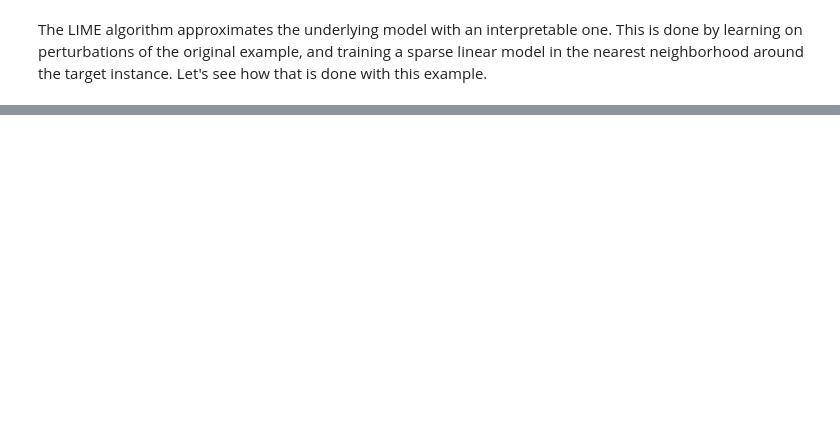
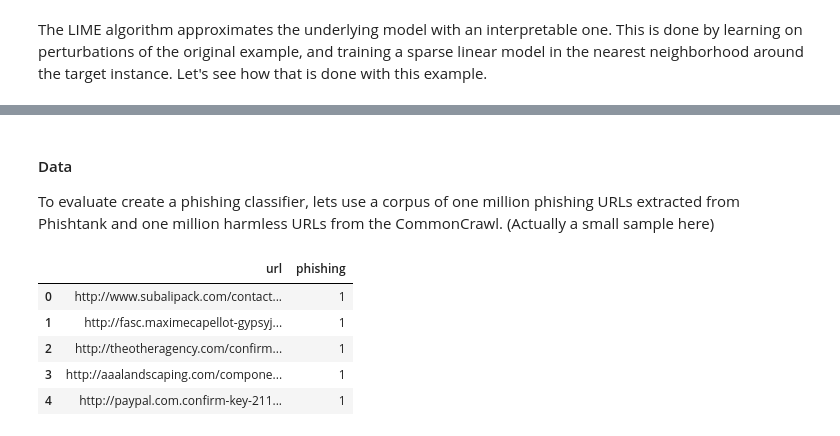
Before and after one commit to albahnsen/Talk_Demystifying_Machine_Learning, a Jupyter notebook: Demystifying_Machine_Learning_using_LIME.ipynb, the cells around one changed output, grey strips where cells are left out. Saved outputs shown, nothing was run; the diff lists cells and outputs as text; code cells hidden in the pictures; blank space fills up the shorter version.

```diff
--- a/Demystifying_Machine_Learning_using_LIME.ipynb
+++ b/Demystifying_Machine_Learning_using_LIME.ipynb
@@ -48,0 +82,21 @@ Afterwards, Swordphish uses a Random Forest classifier that was trained with a t
+# %% [markdown]
+#### Data
+
+To evaluate create a  phishing classifier, lets use a corpus of one
+million phishing URLs extracted from Phishtank and one
+million harmless URLs from the CommonCrawl. (Actually a small sample here)
+# %%
+import pandas as pd
+import zipfile
+with zipfile.ZipFile('phishing.csv.zip', 'r') as z:
+    f = z.open('phishing.csv')
+    data = pd.read_csv(f, index_col=False)
+# %%
+data.head()
+# %% [output]
+|  | url | phishing |
+| 0 | http://www.subalipack.com/contact... | 1 |
+| 1 | http://fasc.maximecapellot-gypsyj... | 1 |
+| 2 | http://theotheragency.com/confirm... | 1 |
+| 3 | http://aaalandscaping.com/compone... | 1 |
+| 4 | http://paypal.com.confirm-key-211... | 1 |
```
Also changed, not shown: parts of 41 cells of this notebook, 1 other file.
